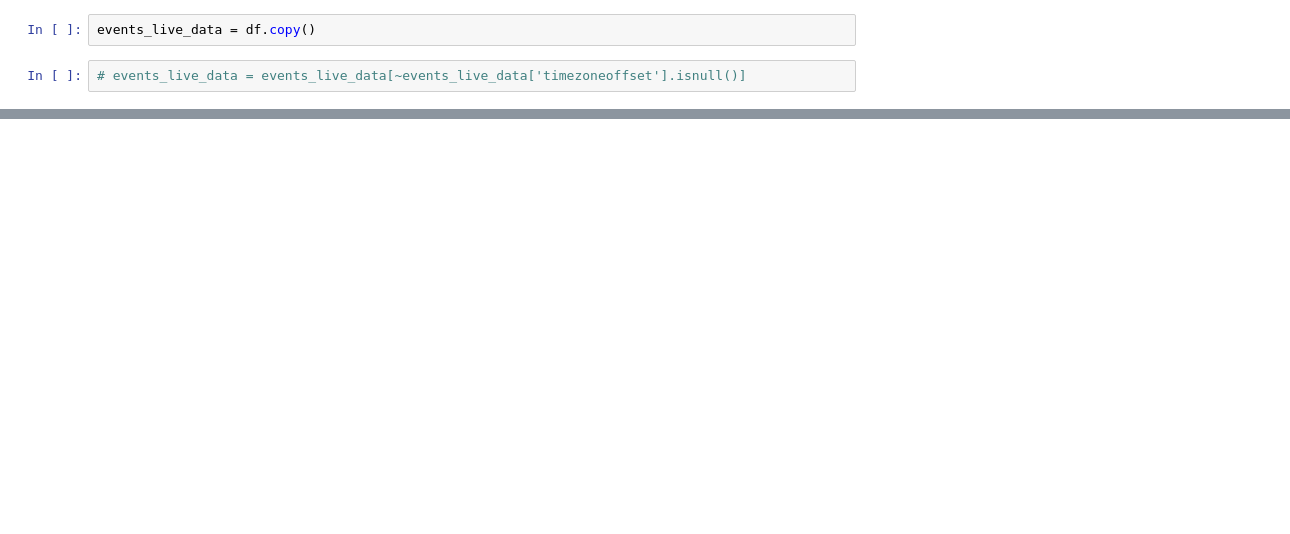
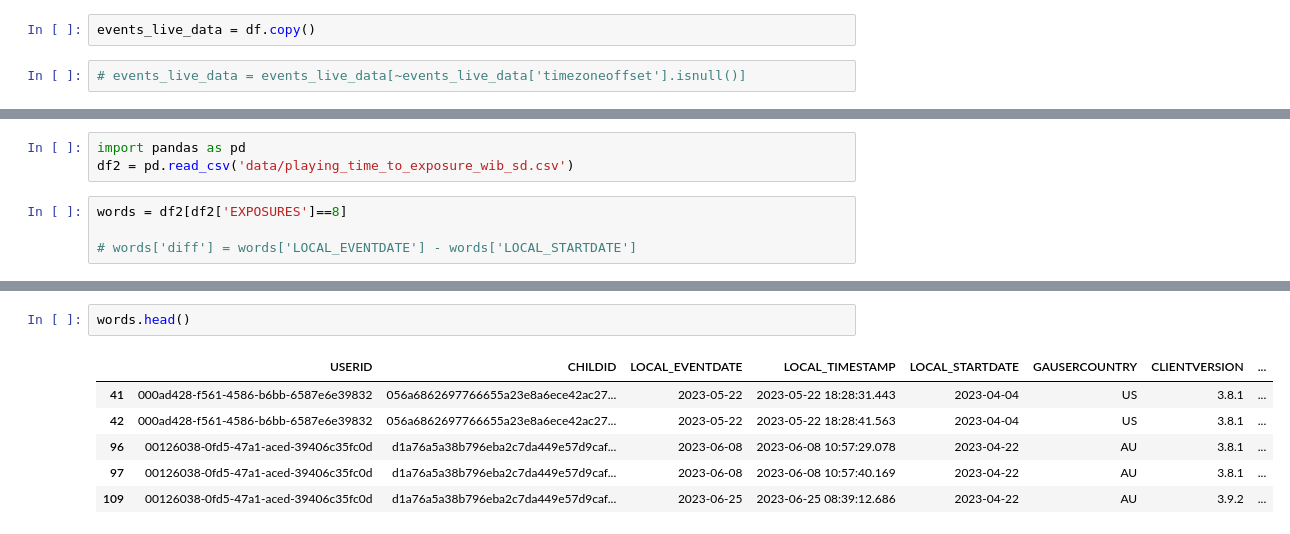
Before and after one commit to educatorsRlearners/time_to_exposure, a Jupyter notebook: calculate_wib_pt.ipynb, the cells around one changed output, grey strips where cells are left out. Drawn from its saved outputs; the diff is of its cells as text; blank space fills up the shorter version.

```diff
--- a/calculate_wib_pt.ipynb
+++ b/calculate_wib_pt.ipynb
@@ -127,0 +134,7 @@ result[result['gausercountry']=='NZ']
+# %%
+import pandas as pd
+df2 = pd.read_csv('data/playing_time_to_exposure_wib_sd.csv')
+# %%
+words = df2[df2['EXPOSURES']==8]
+
+# words['diff'] = words['LOCAL_EVENTDATE'] - words['LOCAL_STARTDATE']
@@ -127,0 +147,9 @@ result[result['gausercountry']=='NZ']
+# %%
+words.head()
+# %% [output]
+|  | USERID | CHILDID | LOCAL_EVENTDATE | LOCAL_TIMESTAMP | LOCAL_STARTDATE | GAUSERCOUNTRY | CLIENTVERSION | ... |
+| 41 | 000ad428-f561-4586-b6bb-6587e6e39832 | 056a6862697766655a23e8a6ece42ac27... | 2023-05-22 | 2023-05-22 18:28:31.443 | 2023-04-04 | US | 3.8.1 | ... |
+| 42 | 000ad428-f561-4586-b6bb-6587e6e39832 | 056a6862697766655a23e8a6ece42ac27... | 2023-05-22 | 2023-05-22 18:28:41.563 | 2023-04-04 | US | 3.8.1 | ... |
+| 96 | 00126038-0fd5-47a1-aced-39406c35fc0d | d1a76a5a38b796eba2c7da449e57d9caf... | 2023-06-08 | 2023-06-08 10:57:29.078 | 2023-04-22 | AU | 3.8.1 | ... |
+| 97 | 00126038-0fd5-47a1-aced-39406c35fc0d | d1a76a5a38b796eba2c7da449e57d9caf... | 2023-06-08 | 2023-06-08 10:57:40.169 | 2023-04-22 | AU | 3.8.1 | ... |
+| 109 | 00126038-0fd5-47a1-aced-39406c35fc0d | d1a76a5a38b796eba2c7da449e57d9caf... | 2023-06-25 | 2023-06-25 08:39:12.686 | 2023-04-22 | AU | 3.9.2 | ... |
```
Also changed, not shown: parts of 14 cells of this notebook, 1 other file.
